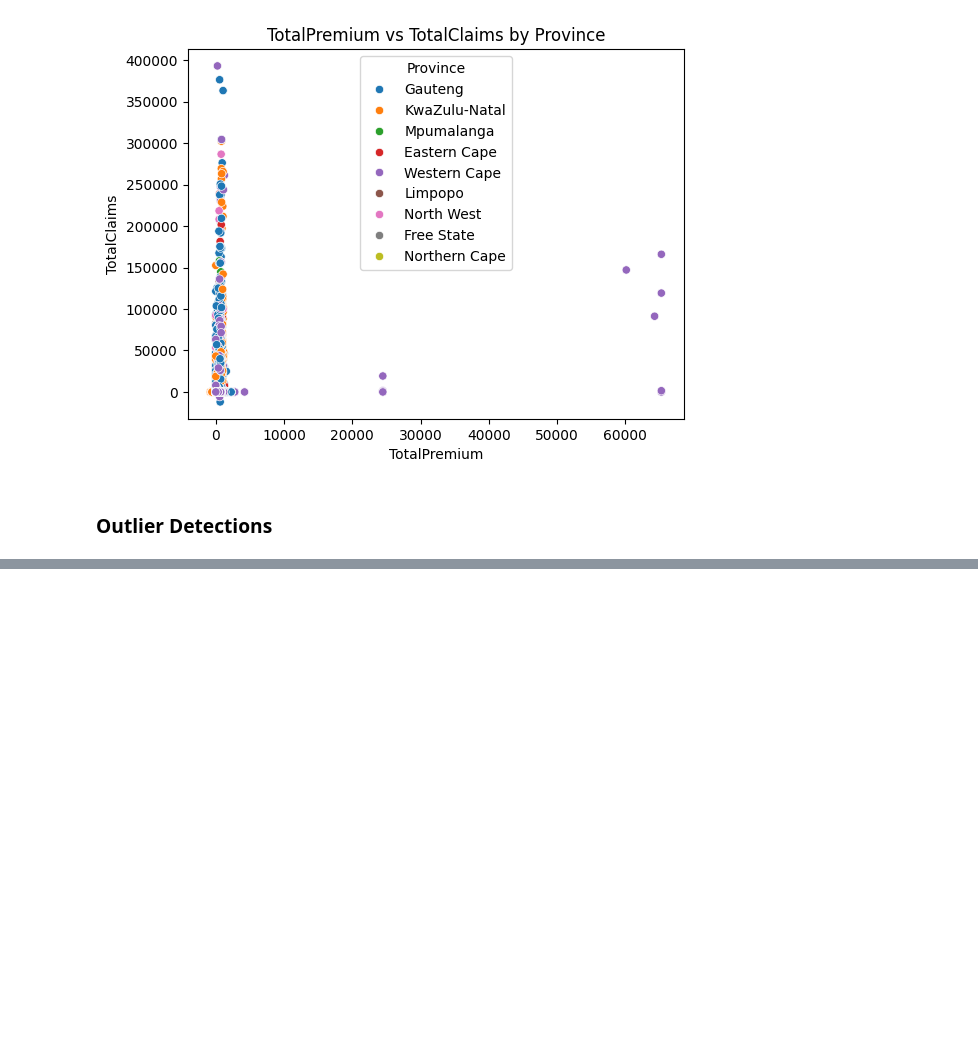
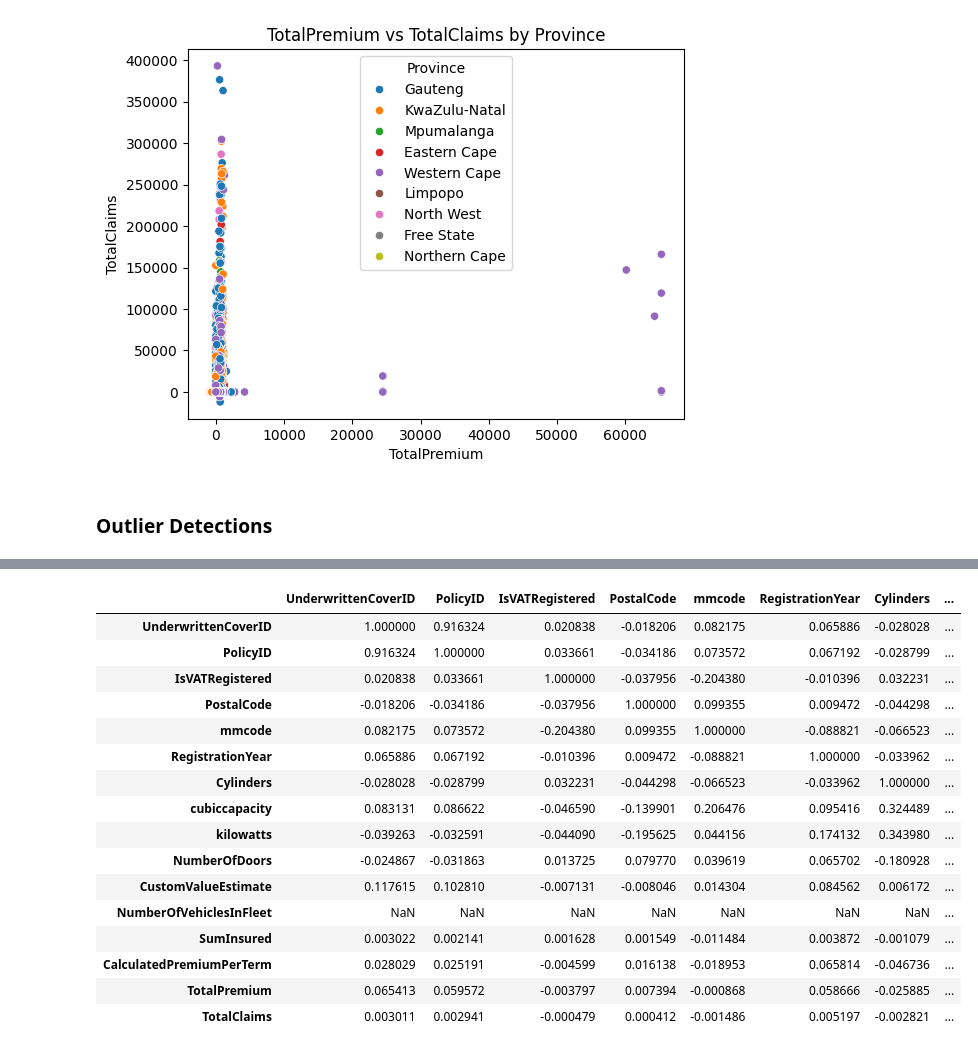
Before and after one commit to Alki45/insurance-risk-analytics-predictive-modeling, a Jupyter notebook: notebooks/EDA.ipynb, the cells around one changed output, grey strips where cells are left out. Saved outputs shown, nothing was run; the diff lists cells and outputs as text; code cells hidden in the pictures; blank space fills up the shorter version.

```diff
--- a/notebooks/EDA.ipynb
+++ b/notebooks/EDA.ipynb
@@ -139,0 +163,20 @@ plt.show()
+# %%
+data.corr(numeric_only=True)
+# %% [output]
+|  | UnderwrittenCoverID | PolicyID | IsVATRegistered | PostalCode | mmcode | RegistrationYear | Cylinders | ... |
+| UnderwrittenCoverID | 1.000000 | 0.916324 | 0.020838 | -0.018206 | 0.082175 | 0.065886 | -0.028028 | ... |
+| PolicyID | 0.916324 | 1.000000 | 0.033661 | -0.034186 | 0.073572 | 0.067192 | -0.028799 | ... |
+| IsVATRegistered | 0.020838 | 0.033661 | 1.000000 | -0.037956 | -0.204380 | -0.010396 | 0.032231 | ... |
+| PostalCode | -0.018206 | -0.034186 | -0.037956 | 1.000000 | 0.099355 | 0.009472 | -0.044298 | ... |
+| mmcode | 0.082175 | 0.073572 | -0.204380 | 0.099355 | 1.000000 | -0.088821 | -0.066523 | ... |
+| RegistrationYear | 0.065886 | 0.067192 | -0.010396 | 0.009472 | -0.088821 | 1.000000 | -0.033962 | ... |
+| Cylinders | -0.028028 | -0.028799 | 0.032231 | -0.044298 | -0.066523 | -0.033962 | 1.000000 | ... |
+| cubiccapacity | 0.083131 | 0.086622 | -0.046590 | -0.139901 | 0.206476 | 0.095416 | 0.324489 | ... |
+| kilowatts | -0.039263 | -0.032591 | -0.044090 | -0.195625 | 0.044156 | 0.174132 | 0.343980 | ... |
+| NumberOfDoors | -0.024867 | -0.031863 | 0.013725 | 0.079770 | 0.039619 | 0.065702 | -0.180928 | ... |
+| CustomValueEstimate | 0.117615 | 0.102810 | -0.007131 | -0.008046 | 0.014304 | 0.084562 | 0.006172 | ... |
+| NumberOfVehiclesInFleet | NaN | NaN | NaN | NaN | NaN | NaN | NaN | ... |
+| SumInsured | 0.003022 | 0.002141 | 0.001628 | 0.001549 | -0.011484 | 0.003872 | -0.001079 | ... |
+| CalculatedPremiumPerTerm | 0.028029 | 0.025191 | -0.004599 | 0.016138 | -0.018953 | 0.065814 | -0.046736 | ... |
+| TotalPremium | 0.065413 | 0.059572 | -0.003797 | 0.007394 | -0.000868 | 0.058666 | -0.025885 | ... |
+| TotalClaims | 0.003011 | 0.002941 | -0.000479 | 0.000412 | -0.001486 | 0.005197 | -0.002821 | ... |
```
Also changed, not shown: parts of 4 cells of this notebook, 1 other file.
